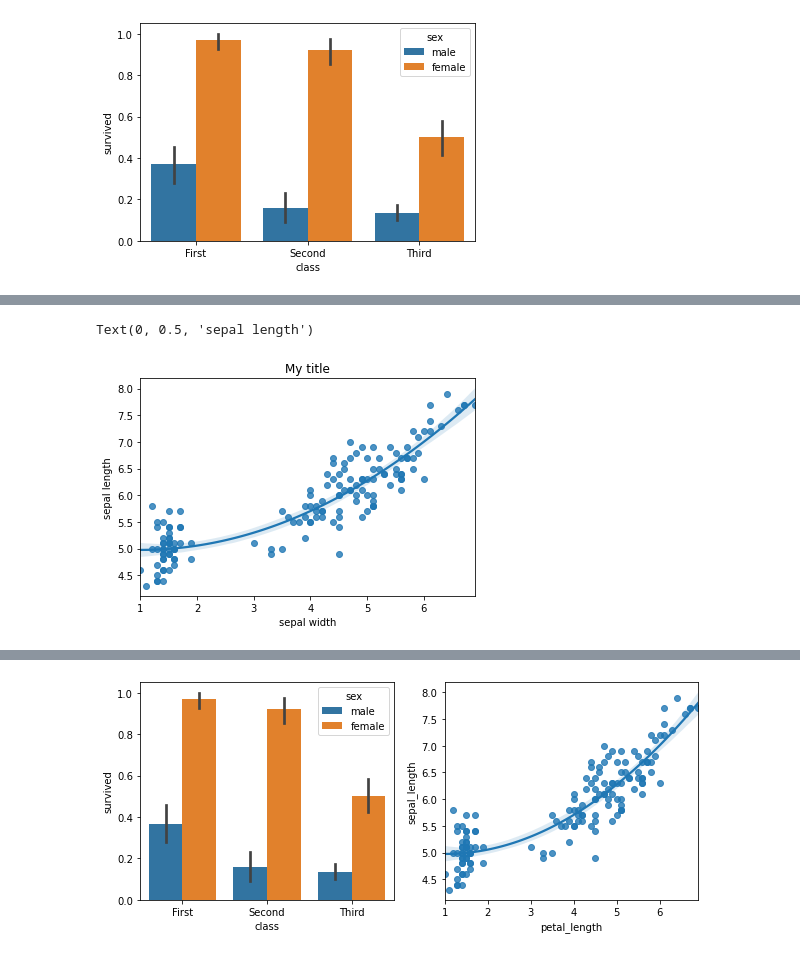
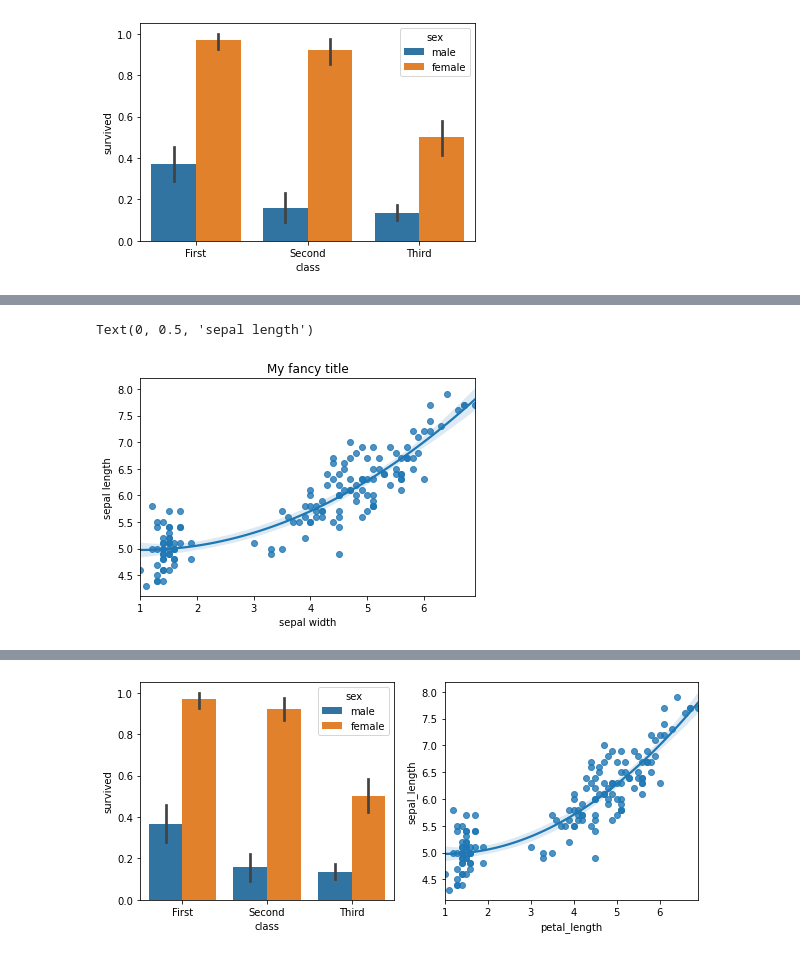
Before and after one commit to Gustavduus/Group-59, a Jupyter notebook: assignment_1.ipynb, the cells around one changed output, grey strips where cells are left out. Drawn from its saved outputs; the diff is of its cells as text; code cells hidden in the pictures.

```diff
--- a/assignment_1.ipynb
+++ b/assignment_1.ipynb
@@ -44,19 +46,24 @@ ax1=sns.barplot(x='class', y='survived', hue='sex', data=titanic)
 > <img src="iris_pic.png" alt="Drawing" style="width: 200px;"/>
 >
 >> _Hint:_ use the `.regplot` method from seaborn.
-# %%
-# YOUR CODE HERE
-
-ax2 = sns.regplot(x='petal_length',
-                  y='sepal_length',
-                  data=iris, order=2)
-
-plt.title('My title')
-plt.xlabel('sepal width')
-plt.ylabel('sepal length')
-# %% [output]
-Text(0, 0.5, 'sepal length')
-[figure, removed]
+# %%
+# YOUR CODE HERE
+
+ax2 = sns.regplot(x='petal_length',
+                  y='sepal_length',
+                  data=iris, order=2)
+
+plt.title('My fancy title')
+plt.xlabel('sepal width')
+plt.ylabel('sepal length')
+
+# We can use very little information from this plot
+# It makes it hard to deduce something meaningful form this as the data is not homogeneous
+# We could try dividing the 3 different species of iris and see if that gives more meaning
+# From 3.2.4 we can due to the colors see that it actually could be a good idea to divide the 3 different species of iris
+# %% [output]
+Text(0, 0.5, 'sepal length')
+[figure, added]
 # %% [markdown]
 > **Ex. 3.2.3:** Combine the two of the figures you created above into a two-panel figure similar to the one shown here:
 > <img src="Example.png" alt="Drawing" style="width: 600px;"/>
```
Also changed, not shown: parts of 1 cell of this notebook, 2 other files.
